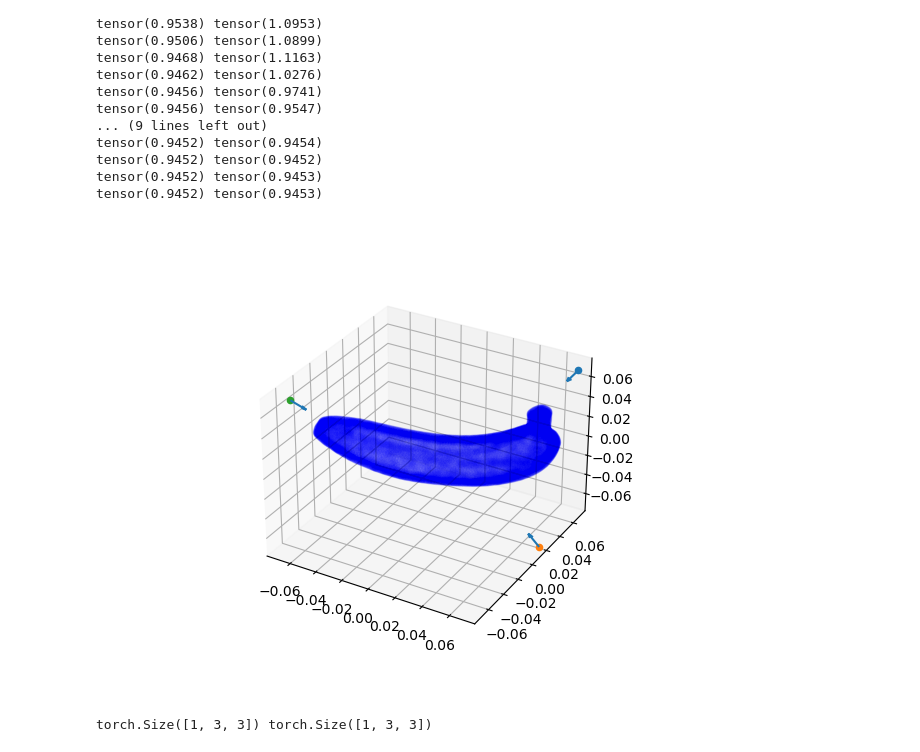
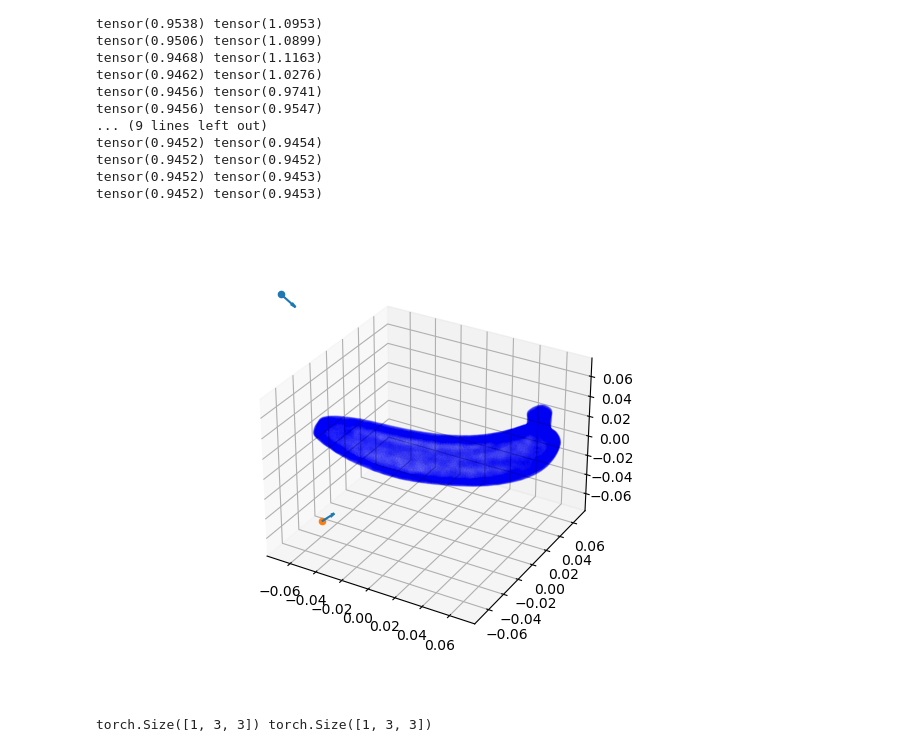
Before and after one commit to tylerlum/nerf_grasping, a Jupyter notebook: notebooks-preston/mesh_opt_test.ipynb, the cells around one changed output. Saved outputs shown, nothing was run; the diff lists cells and outputs as text; code cells hidden in the pictures.

Commit message:
added grasp generation script!

```diff
--- a/notebooks-preston/mesh_opt_test.ipynb
+++ b/notebooks-preston/mesh_opt_test.ipynb
@@ -83,34 +83,36 @@ tensor(0.9452) tensor(0.9453)
 # %%
 plt.close('all')
 fig = plt.figure()
 ax = fig.add_subplot(projection='3d')
 
-mu_np = grasp_points.cpu().detach().reshape(3, 6)
-rays_o, rays_d = mu_np[:, :3], mu_np[:, 3:]
+gps = np.load('grasp_data/banana.npy')
+
+mu_np = gps[3]
+rays_o, rays_d = torch.from_numpy(mu_np[:, :3]), torch.from_numpy(mu_np[:, 3:])
 
 rays_d = grasp_utils.res_to_true_dirs(
             rays_o, rays_d, torch.from_numpy(gt_mesh.centroid).to(rays_o)
         )
 
 for ii in range(rays_o.shape[0]):
     ax.scatter(rays_o[ii, 0], rays_o[ii, 1], rays_o[ii, 2])
     ax.quiver(*[rays_o[ii, jj] for jj in range(3)],
               *[rays_d[ii, jj] for jj in range(3)],
               length=0.015,
               normalize=True)
 
 ax.scatter(*[gt_mesh.triangles_center[:, ii] for ii in range(3)],
            c='blue',
            alpha=0.025)
 
 ax.set_xlim([-0.075, 0.075])
 ax.set_ylim([-0.075, 0.075])
 ax.set_zlim([-0.075, 0.075])
 
 
 plt.show()
 # %% [output]
-[figure, old version]
+[figure, new version]
 # %%
 mesh_points, grad_ests, grasp_mask = mesh_utils.get_grasp_points(gt_mesh, grasp_points.reshape(1,3,6), True)
 # %% [output]
```
Also changed, not shown: 2 other files.
